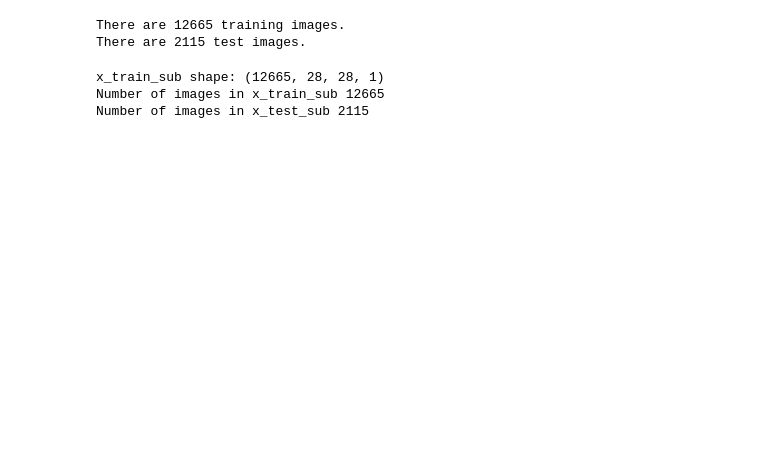
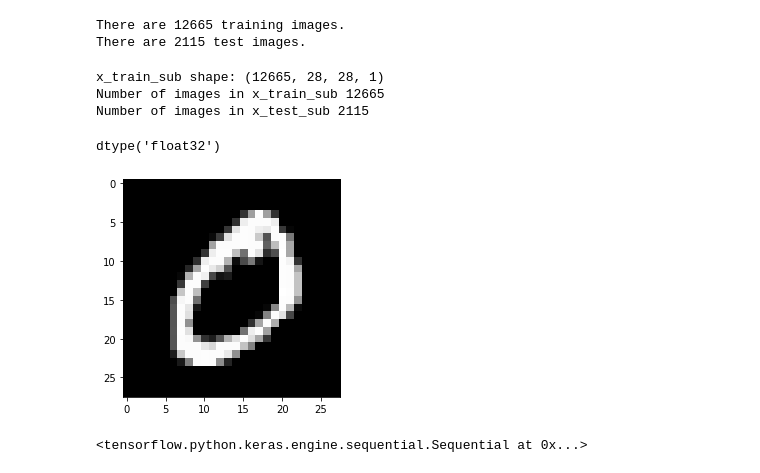
Before and after one commit to dnn-mcmc/dnn-mcmc, a Jupyter notebook: mnist_cnn.ipynb, the cells around one changed output. Saved outputs shown, nothing was run; the diff lists cells and outputs as text; code cells hidden in the pictures; blank space fills up the shorter version.

```diff
--- a/mnist_cnn.ipynb
+++ b/mnist_cnn.ipynb
@@ -49,3 +52,14 @@ Number of images in x_test_sub 2115
+# %%
+x1_train.dtype
+# %% [output]
+dtype('float32')
+# %%
+import matplotlib.pyplot as plt
+plt.gray()
+plt.imshow(x_train_sub[0])
+plt.show()
+# %% [output]
+[figure, added]
 # %%
 # Importing the required Keras modules containing model and layers
 from tensorflow.keras.models import Sequential
@@ -61,0 +76,4 @@ model.add(Dense(10,activation=tf.nn.softmax))
+# %%
+model
+# %% [output]
+<tensorflow.python.keras.engine.sequential.Sequential at 0x...>
```
Also changed, not shown: parts of 10 cells of this notebook, 2 other files.
